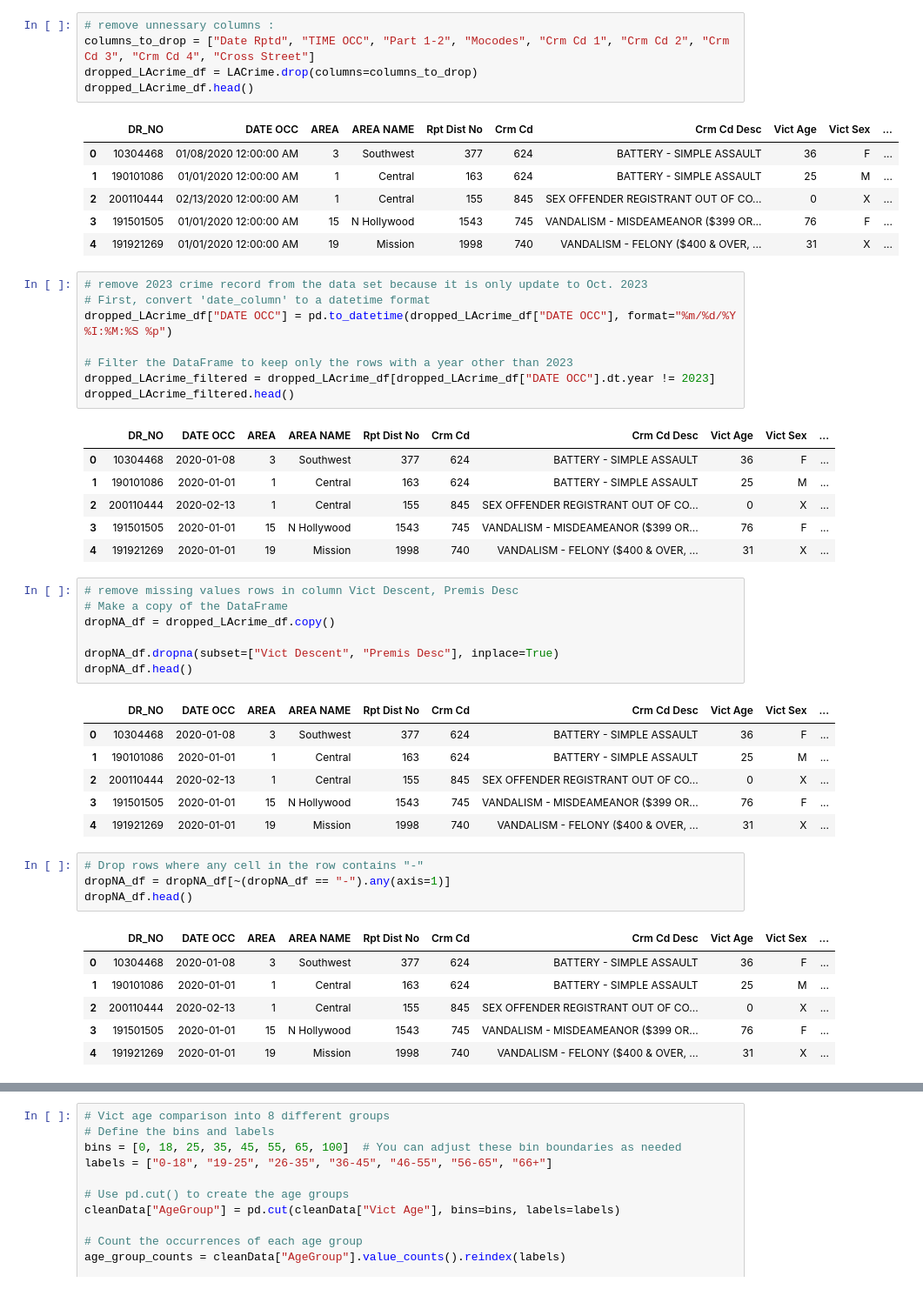
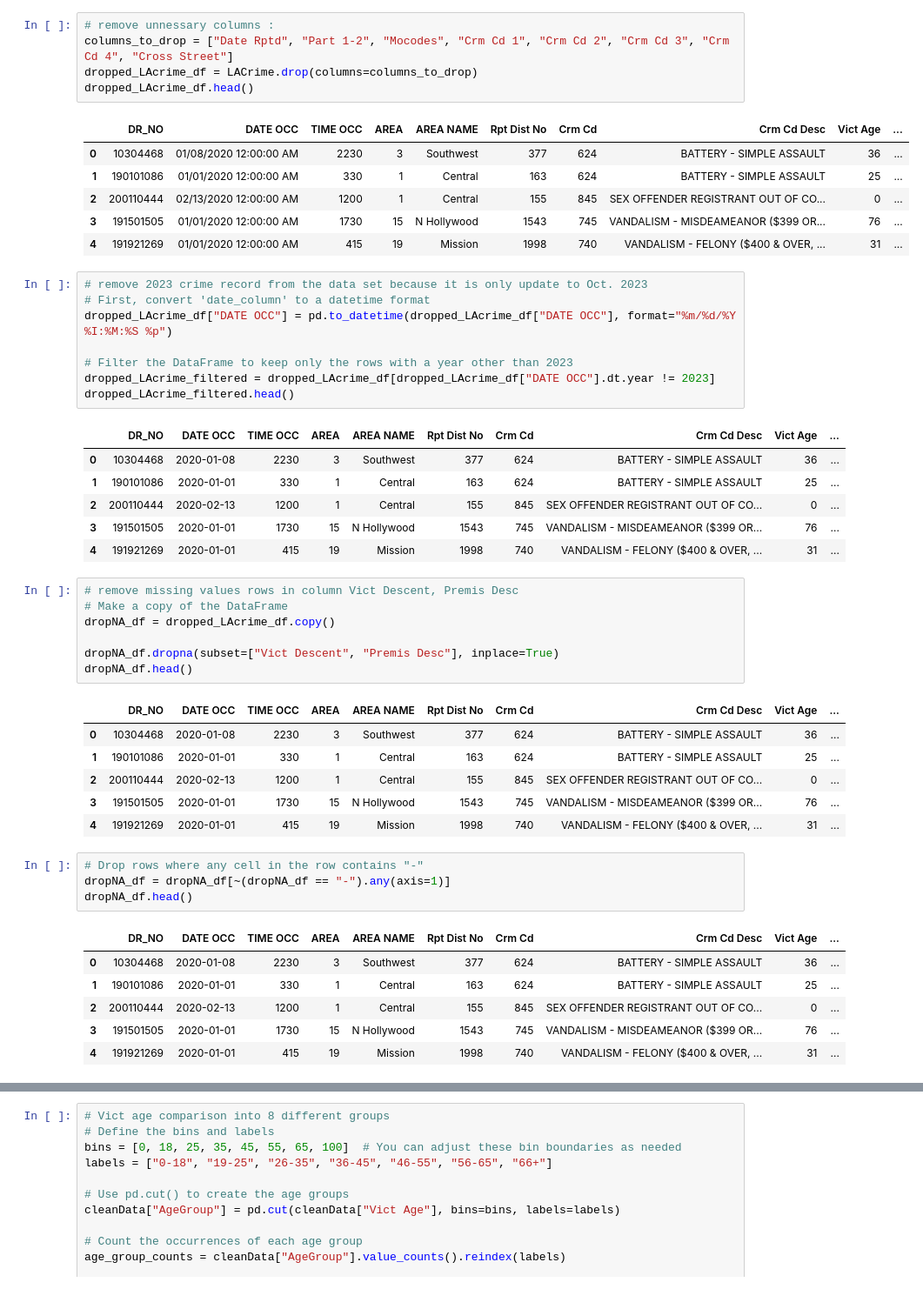
Before and after one commit to Cookees81/CityofAngels, a Jupyter notebook: LACrime.ipynb, the cells around one changed output, grey strips where cells are left out. Shown at 87% size. Saved outputs shown, nothing was run; the diff lists cells and outputs as text.

```diff
--- a/LACrime.ipynb
+++ b/LACrime.ipynb
@@ -252,15 +35,15 @@ Status Description: UNK
 # %%
 # remove unnessary columns :
-columns_to_drop = ["Date Rptd", "TIME OCC", "Part 1-2", "Mocodes", "Crm Cd 1", "Crm Cd 2", "Crm Cd 3", "Crm Cd 4", "Cross Street"]
+columns_to_drop = ["Date Rptd", "Part 1-2", "Mocodes", "Crm Cd 1", "Crm Cd 2", "Crm Cd 3", "Crm Cd 4", "Cross Street"]
 dropped_LAcrime_df = LACrime.drop(columns=columns_to_drop)
 dropped_LAcrime_df.head()
 # %% [output]
-|  | DR_NO | DATE OCC | AREA | AREA NAME | Rpt Dist No | Crm Cd | Crm Cd Desc | Vict Age | Vict Sex | ... |
-| 0 | 10304468 | 01/08/2020 12:00:00 AM | 3 | Southwest | 377 | 624 | BATTERY - SIMPLE ASSAULT | 36 | F | ... |
-| 1 | 190101086 | 01/01/2020 12:00:00 AM | 1 | Central | 163 | 624 | BATTERY - SIMPLE ASSAULT | 25 | M | ... |
-| 2 | 200110444 | 02/13/2020 12:00:00 AM | 1 | Central | 155 | 845 | SEX OFFENDER REGISTRANT OUT OF CO... | 0 | X | ... |
-| 3 | 191501505 | 01/01/2020 12:00:00 AM | 15 | N Hollywood | 1543 | 745 | VANDALISM - MISDEAMEANOR ($399 OR... | 76 | F | ... |
-| 4 | 191921269 | 01/01/2020 12:00:00 AM | 19 | Mission | 1998 | 740 | VANDALISM - FELONY ($400 & OVER, ... | 31 | X | ... |
+|  | DR_NO | DATE OCC | TIME OCC | AREA | AREA NAME | Rpt Dist No | Crm Cd | Crm Cd Desc | Vict Age | ... |
+| 0 | 10304468 | 01/08/2020 12:00:00 AM | 2230 | 3 | Southwest | 377 | 624 | BATTERY - SIMPLE ASSAULT | 36 | ... |
+| 1 | 190101086 | 01/01/2020 12:00:00 AM | 330 | 1 | Central | 163 | 624 | BATTERY - SIMPLE ASSAULT | 25 | ... |
+| 2 | 200110444 | 02/13/2020 12:00:00 AM | 1200 | 1 | Central | 155 | 845 | SEX OFFENDER REGISTRANT OUT OF CO... | 0 | ... |
+| 3 | 191501505 | 01/01/2020 12:00:00 AM | 1730 | 15 | N Hollywood | 1543 | 745 | VANDALISM - MISDEAMEANOR ($399 OR... | 76 | ... |
+| 4 | 191921269 | 01/01/2020 12:00:00 AM | 415 | 19 | Mission | 1998 | 740 | VANDALISM - FELONY ($400 & OVER, ... | 31 | ... |
 # %%
 # remove 2023 crime record from the data set because it is only update to Oct. 2023
 # First, convert 'date_column' to a datetime format
@@ -270,12 +53,12 @@ dropped_LAcrime_df["DATE OCC"] = pd.to_datetime(dropped_LAcrime_df["DATE OCC"],
 dropped_LAcrime_filtered = dropped_LAcrime_df[dropped_LAcrime_df["DATE OCC"].dt.year != 2023]
 dropped_LAcrime_filtered.head()
 # %% [output]
-|  | DR_NO | DATE OCC | AREA | AREA NAME | Rpt Dist No | Crm Cd | Crm Cd Desc | Vict Age | Vict Sex | ... |
-| 0 | 10304468 | 2020-01-08 | 3 | Southwest | 377 | 624 | BATTERY - SIMPLE ASSAULT | 36 | F | ... |
-| 1 | 190101086 | 2020-01-01 | 1 | Central | 163 | 624 | BATTERY - SIMPLE ASSAULT | 25 | M | ... |
-| 2 | 200110444 | 2020-02-13 | 1 | Central | 155 | 845 | SEX OFFENDER REGISTRANT OUT OF CO... | 0 | X | ... |
-| 3 | 191501505 | 2020-01-01 | 15 | N Hollywood | 1543 | 745 | VANDALISM - MISDEAMEANOR ($399 OR... | 76 | F | ... |
-| 4 | 191921269 | 2020-01-01 | 19 | Mission | 1998 | 740 | VANDALISM - FELONY ($400 & OVER, ... | 31 | X | ... |
+|  | DR_NO | DATE OCC | TIME OCC | AREA | AREA NAME | Rpt Dist No | Crm Cd | Crm Cd Desc | Vict Age | ... |
+| 0 | 10304468 | 2020-01-08 | 2230 | 3 | Southwest | 377 | 624 | BATTERY - SIMPLE ASSAULT | 36 | ... |
+| 1 | 190101086 | 2020-01-01 | 330 | 1 | Central | 163 | 624 | BATTERY - SIMPLE ASSAULT | 25 | ... |
+| 2 | 200110444 | 2020-02-13 | 1200 | 1 | Central | 155 | 845 | SEX OFFENDER REGISTRANT OUT OF CO... | 0 | ... |
+| 3 | 191501505 | 2020-01-01 | 1730 | 15 | N Hollywood | 1543 | 745 | VANDALISM - MISDEAMEANOR ($399 OR... | 76 | ... |
+| 4 | 191921269 | 2020-01-01 | 415 | 19 | Mission | 1998 | 740 | VANDALISM - FELONY ($400 & OVER, ... | 31 | ... |
 # %%
 # remove missing values rows in column Vict Descent, Premis Desc
 # Make a copy of the DataFrame
@@ -284,23 +67,23 @@ dropNA_df = dropped_LAcrime_df.copy()
 dropNA_df.dropna(subset=["Vict Descent", "Premis Desc"], inplace=True)
 dropNA_df.head()
 # %% [output]
-|  | DR_NO | DATE OCC | AREA | AREA NAME | Rpt Dist No | Crm Cd | Crm Cd Desc | Vict Age | Vict Sex | ... |
-| 0 | 10304468 | 2020-01-08 | 3 | Southwest | 377 | 624 | BATTERY - SIMPLE ASSAULT | 36 | F | ... |
-| 1 | 190101086 | 2020-01-01 | 1 | Central | 163 | 624 | BATTERY - SIMPLE ASSAULT | 25 | M | ... |
-| 2 | 200110444 | 2020-02-13 | 1 | Central | 155 | 845 | SEX OFFENDER REGISTRANT OUT OF CO... | 0 | X | ... |
-| 3 | 191501505 | 2020-01-01 | 15 | N Hollywood | 1543 | 745 | VANDALISM - MISDEAMEANOR ($399 OR... | 76 | F | ... |
-| 4 | 191921269 | 2020-01-01 | 19 | Mission | 1998 | 740 | VANDALISM - FELONY ($400 & OVER, ... | 31 | X | ... |
+|  | DR_NO | DATE OCC | TIME OCC | AREA | AREA NAME | Rpt Dist No | Crm Cd | Crm Cd Desc | Vict Age | ... |
+| 0 | 10304468 | 2020-01-08 | 2230 | 3 | Southwest | 377 | 624 | BATTERY - SIMPLE ASSAULT | 36 | ... |
+| 1 | 190101086 | 2020-01-01 | 330 | 1 | Central | 163 | 624 | BATTERY - SIMPLE ASSAULT | 25 | ... |
+| 2 | 200110444 | 2020-02-13 | 1200 | 1 | Central | 155 | 845 | SEX OFFENDER REGISTRANT OUT OF CO... | 0 | ... |
+| 3 | 191501505 | 2020-01-01 | 1730 | 15 | N Hollywood | 1543 | 745 | VANDALISM - MISDEAMEANOR ($399 OR... | 76 | ... |
+| 4 | 191921269 | 2020-01-01 | 415 | 19 | Mission | 1998 | 740 | VANDALISM - FELONY ($400 & OVER, ... | 31 | ... |
 # %%
 # Drop rows where any cell in the row contains "-"
 dropNA_df = dropNA_df[~(dropNA_df == "-").any(axis=1)]
 dropNA_df.head()
 # %% [output]
-|  | DR_NO | DATE OCC | AREA | AREA NAME | Rpt Dist No | Crm Cd | Crm Cd Desc | Vict Age | Vict Sex | ... |
-| 0 | 10304468 | 2020-01-08 | 3 | Southwest | 377 | 624 | BATTERY - SIMPLE ASSAULT | 36 | F | ... |
-| 1 | 190101086 | 2020-01-01 | 1 | Central | 163 | 624 | BATTERY - SIMPLE ASSAULT | 25 | M | ... |
-| 2 | 200110444 | 2020-02-13 | 1 | Central | 155 | 845 | SEX OFFENDER REGISTRANT OUT OF CO... | 0 | X | ... |
-| 3 | 191501505 | 2020-01-01 | 15 | N Hollywood | 1543 | 745 | VANDALISM - MISDEAMEANOR ($399 OR... | 76 | F | ... |
-| 4 | 191921269 | 2020-01-01 | 19 | Mission | 1998 | 740 | VANDALISM - FELONY ($400 & OVER, ... | 31 | X | ... |
+|  | DR_NO | DATE OCC | TIME OCC | AREA | AREA NAME | Rpt Dist No | Crm Cd | Crm Cd Desc | Vict Age | ... |
+| 0 | 10304468 | 2020-01-08 | 2230 | 3 | Southwest | 377 | 624 | BATTERY - SIMPLE ASSAULT | 36 | ... |
+| 1 | 190101086 | 2020-01-01 | 330 | 1 | Central | 163 | 624 | BATTERY - SIMPLE ASSAULT | 25 | ... |
+| 2 | 200110444 | 2020-02-13 | 1200 | 1 | Central | 155 | 845 | SEX OFFENDER REGISTRANT OUT OF CO... | 0 | ... |
+| 3 | 191501505 | 2020-01-01 | 1730 | 15 | N Hollywood | 1543 | 745 | VANDALISM - MISDEAMEANOR ($399 OR... | 76 | ... |
+| 4 | 191921269 | 2020-01-01 | 415 | 19 | Mission | 1998 | 740 | VANDALISM - FELONY ($400 & OVER, ... | 31 | ... |
 # %%
 # replace blanks values in column Weapon Used Cd, and Weapon Desc with N/A for no weapon used
 cleanData = dropNA_df.fillna(value="N/A")
```
Also changed, not shown: parts of 79 cells of this notebook, 1 other file.
